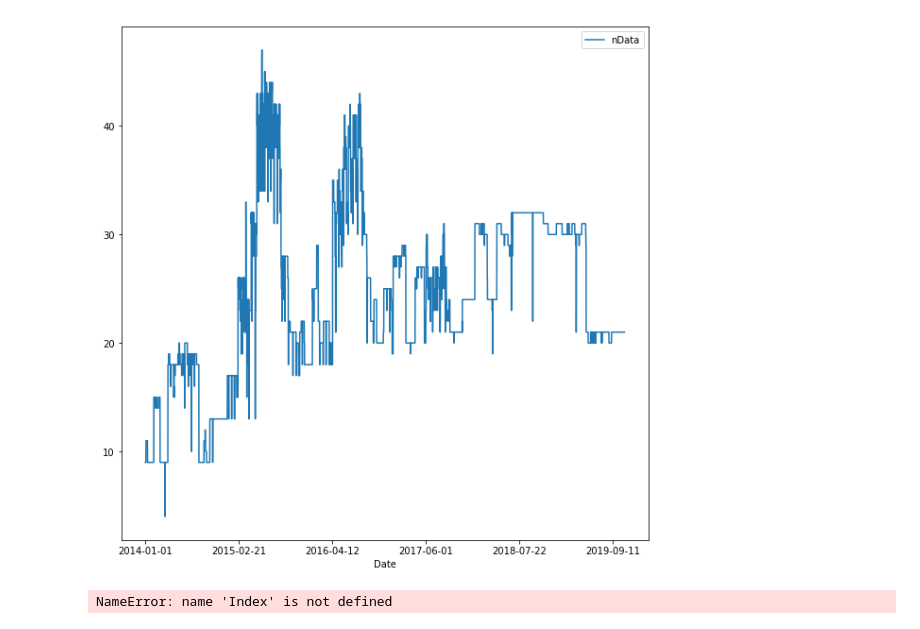
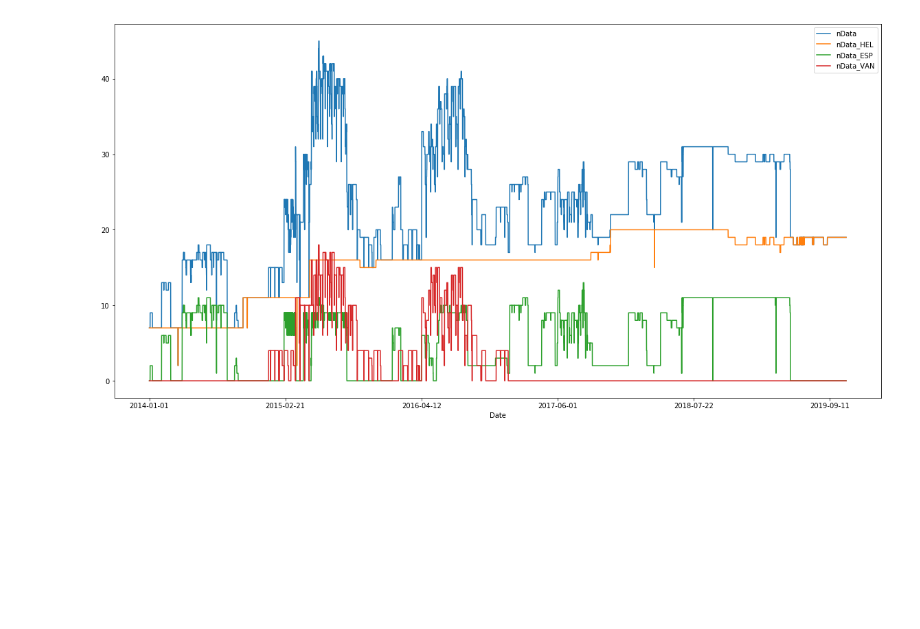
Before and after one commit to srenoes/ShortCut-HSL-group-work, a Jupyter notebook: renoes/Untitled.ipynb, the cells around one changed output. Saved outputs shown, nothing was run; the diff lists cells and outputs as text; code cells hidden in the pictures; blank space fills up the shorter version.

Commit message:
modified:   ALL_Bikers.ipynb 	modified:   All_bikers.csv

```diff
--- a/renoes/Untitled.ipynb
+++ b/renoes/Untitled.ipynb
@@ -5,16 +5,19 @@ from scipy import linalg
 import matplotlib.pyplot as plt
 # %%
 ALL_Bikers=pd.read_csv('All_bikers.csv')
-ALL_Bikers.plot(y="nData",x="Date", figsize=[10,10])
+ax=ALL_Bikers.plot(y="nData",x="Date", figsize=[20,10])
+ALL_Bikers.plot(ax=ax,y='nData_HEL',x='Date')
+ALL_Bikers.plot(ax=ax,y='nData_ESP',x='Date')
+ALL_Bikers.plot(ax=ax,y='nData_VAN',x='Date')
+
 plt.show()
-cIndex_Vantaa=Index(['Weekday', 'Asolanvayla P', 'Asolanvayla E', 'Hakunilantie P',
+cIndex_Vantaa=pd.Index(['Weekday', 'Asolanvayla P', 'Asolanvayla E', 'Hakunilantie P',
        'Hakunilantie E', 'Kyytitie I', 'Kyytitie L', 'Kaislaranta P',
        'Kaislaranta E', 'Kuusijarvi P', 'Kuusijarvi E', 'Kytopuisto P',
        'Kytöpuisto E', 'Pellas I', 'Pellas L', 'Simonkylantie P',
        'Simonkylantie E', 'Solkikuja I', 'Solkikuja L', 'Vanha Porvoontie P',
        'Vanha Porvoontie E', 'Vantaanlaaksontie P', 'Vantaanlaaksontie E',
        'Ylastontie I', 'Ylastontie L'],
       dtype='object')
 # %% [output]
-[figure, old version]
+[figure, new version]
-NameError: name 'Index' is not defined
```
Also changed, not shown: 2 other files.
